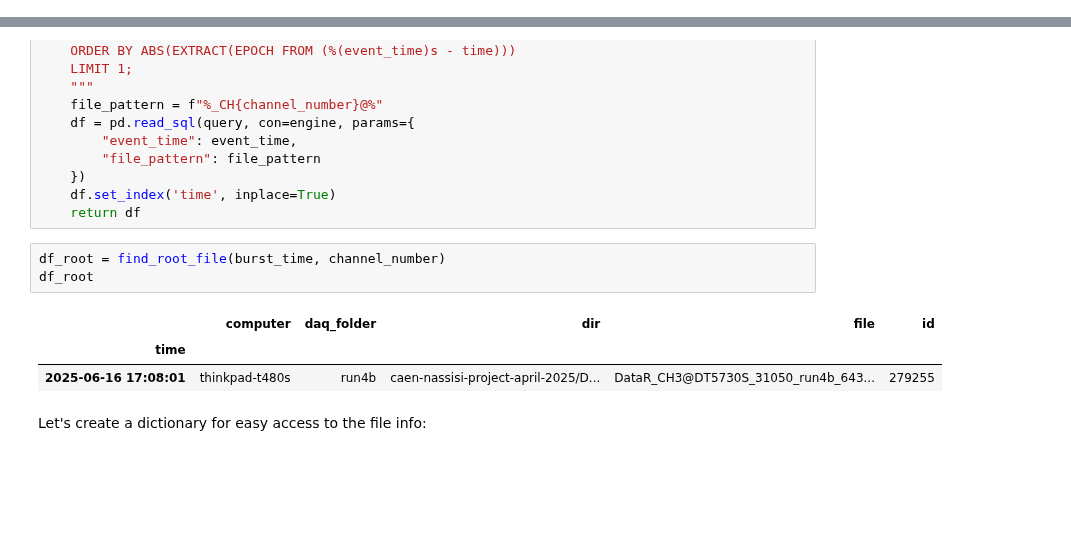
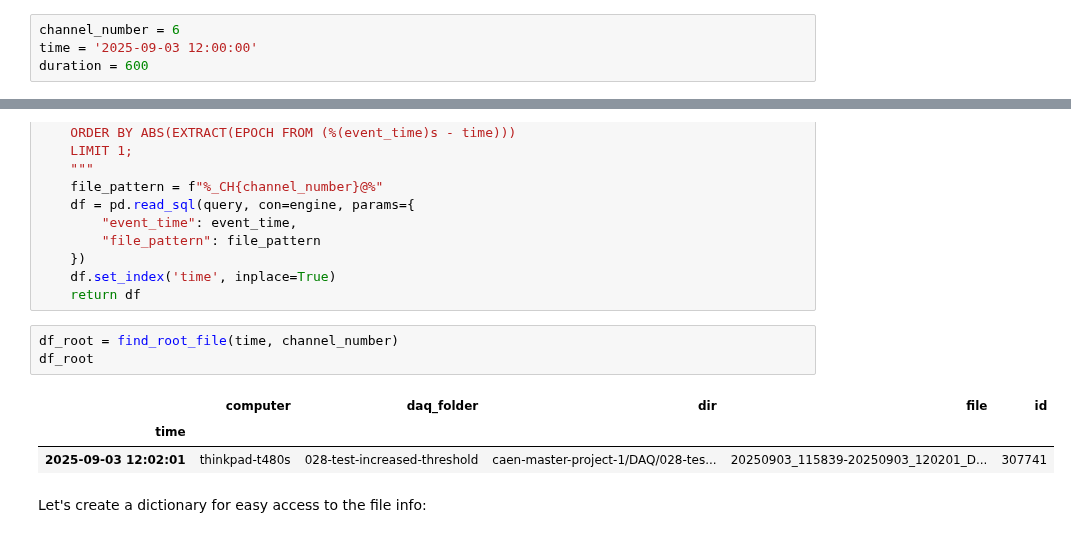
Before and after one commit to project-ida/arpa-e-experiments, a Jupyter notebook: templates/neutron-waveform-extraction-starter.ipynb, the cells around one changed output, grey strips where cells are left out. Saved outputs shown, nothing was run; the diff lists cells and outputs as text; blank space fills up the shorter version.

```diff
--- a/templates/neutron-waveform-extraction-starter.ipynb
+++ b/templates/neutron-waveform-extraction-starter.ipynb
@@ -74 +73,5 @@ burst_duration = 60
+# %%
+channel_number = 6
+time = '2025-09-03 12:00:00'
+duration = 600
 # %% [markdown]
@@ -91,12 +94,12 @@ def find_root_file(event_time, channel_number):
     df.set_index('time', inplace=True)
     return df
 # %%
-df_root = find_root_file(burst_time, channel_number)
+df_root = find_root_file(time, channel_number)
 df_root
 # %% [output]
 |  | computer | daq_folder | dir | file | id |
 | time |  |  |  |  |  |
-| 2025-06-16 17:08:01 | thinkpad-t480s | run4b | caen-nassisi-project-april-2025/D... | DataR_CH3@DT5730S_31050_run4b_643... | 279255 |
+| 2025-09-03 12:02:01 | thinkpad-t480s | 028-test-increased-threshold | caen-master-project-1/DAQ/028-tes... | 20250903_115839-20250903_120201_D... | 307741 |
 # %% [markdown]
 Let's create a dictionary for easy access to the file info:
 # %%
```
Also changed, not shown: parts of 25 cells of this notebook.
